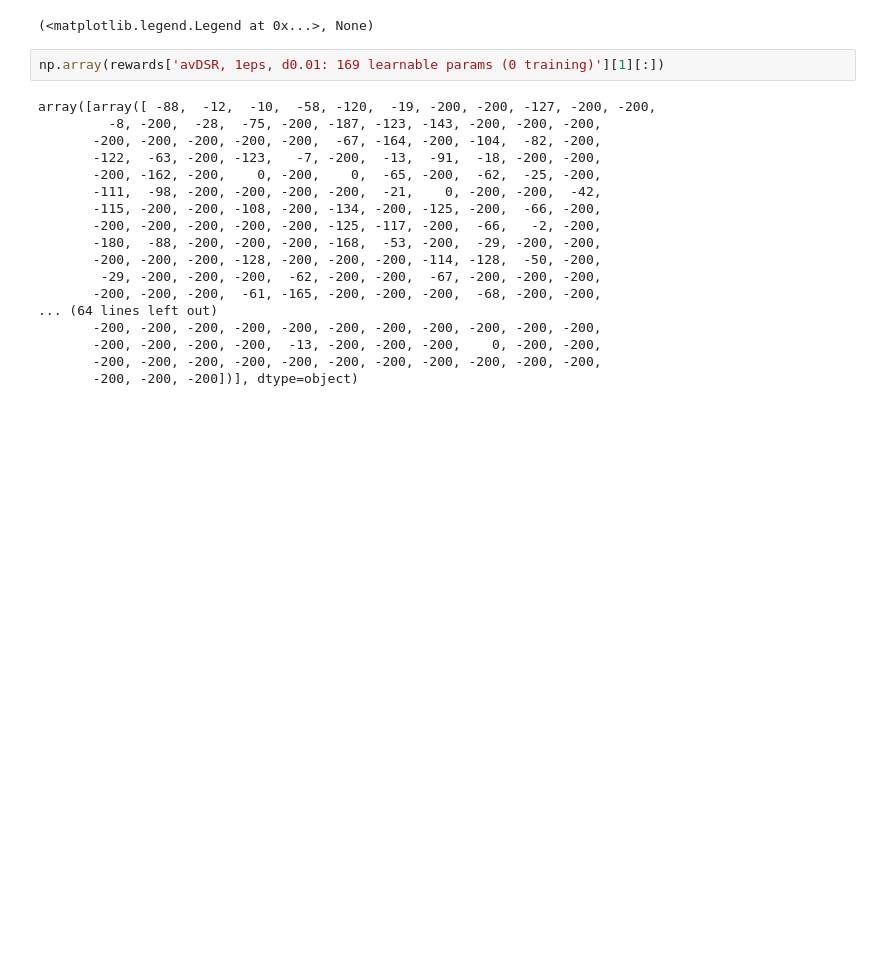
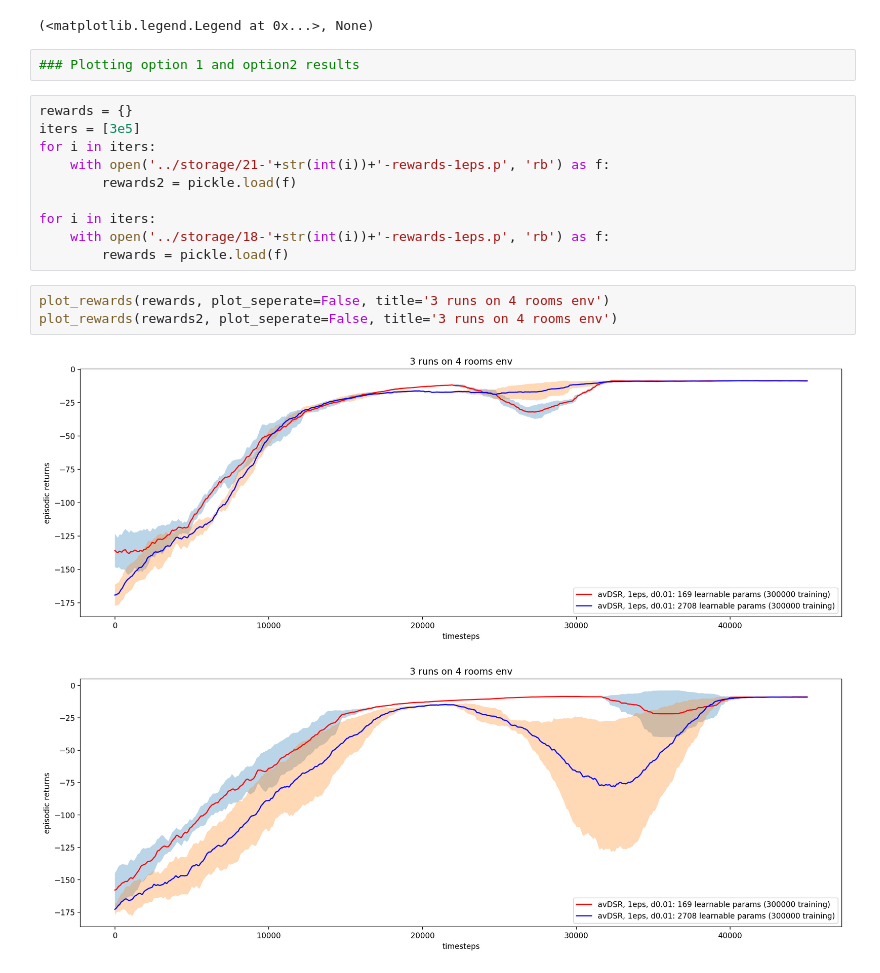
Before and after one commit to psurya1994/successor-feature-representations, a Jupyter notebook: notebooks/12-visualize-learning-curves.ipynb, the cells around one changed output. Saved outputs shown, nothing was run; the diff lists cells and outputs as text; blank space fills up the shorter version.

```diff
--- a/notebooks/12-visualize-learning-curves.ipynb
+++ b/notebooks/12-visualize-learning-curves.ipynb
@@ -107,23 +107,21 @@ plt.legend(), plt.show()
 # %% [output]
 [figure]
 (<matplotlib.legend.Legend at 0x...>, None)
-# %%
-np.array(rewards['avDSR, 1eps, d0.01: 169 learnable params (0 training)'][1][:])
-# %% [output]
-array([array([ -88,  -12,  -10,  -58, -120,  -19, -200, -200, -127, -200, -200,
-         -8, -200,  -28,  -75, -200, -187, -123, -143, -200, -200, -200,
-       -200, -200, -200, -200, -200,  -67, -164, -200, -104,  -82, -200,
-       -122,  -63, -200, -123,   -7, -200,  -13,  -91,  -18, -200, -200,
-       -200, -162, -200,    0, -200,    0,  -65, -200,  -62,  -25, -200,
-       -111,  -98, -200, -200, -200, -200,  -21,    0, -200, -200,  -42,
-       -115, -200, -200, -108, -200, -134, -200, -125, -200,  -66, -200,
-       -200, -200, -200, -200, -200, -125, -117, -200,  -66,   -2, -200,
-       -180,  -88, -200, -200, -200, -168,  -53, -200,  -29, -200, -200,
-       -200, -200, -200, -128, -200, -200, -200, -114, -128,  -50, -200,
-        -29, -200, -200, -200,  -62, -200, -200,  -67, -200, -200, -200,
-       -200, -200, -200,  -61, -165, -200, -200, -200,  -68, -200, -200,
-... (64 lines left out)
-       -200, -200, -200, -200, -200, -200, -200, -200, -200, -200, -200,
-       -200, -200, -200, -200,  -13, -200, -200, -200,    0, -200, -200,
-       -200, -200, -200, -200, -200, -200, -200, -200, -200, -200, -200,
-       -200, -200, -200])], dtype=object)
+# %%
+### Plotting option 1 and option2 results
+# %%
+rewards = {}
+iters = [3e5]
+for i in iters:
+    with open('../storage/21-'+str(int(i))+'-rewards-1eps.p', 'rb') as f:
+        rewards2 = pickle.load(f)
+
+for i in iters:
+    with open('../storage/18-'+str(int(i))+'-rewards-1eps.p', 'rb') as f:
+        rewards = pickle.load(f)
+# %%
+plot_rewards(rewards, plot_seperate=False, title='3 runs on 4 rooms env')
+plot_rewards(rewards2, plot_seperate=False, title='3 runs on 4 rooms env')
+# %% [output]
+[figure, added]
+[figure, added]
```
Also changed, not shown: parts of 2 cells of this notebook, 2 other files.
